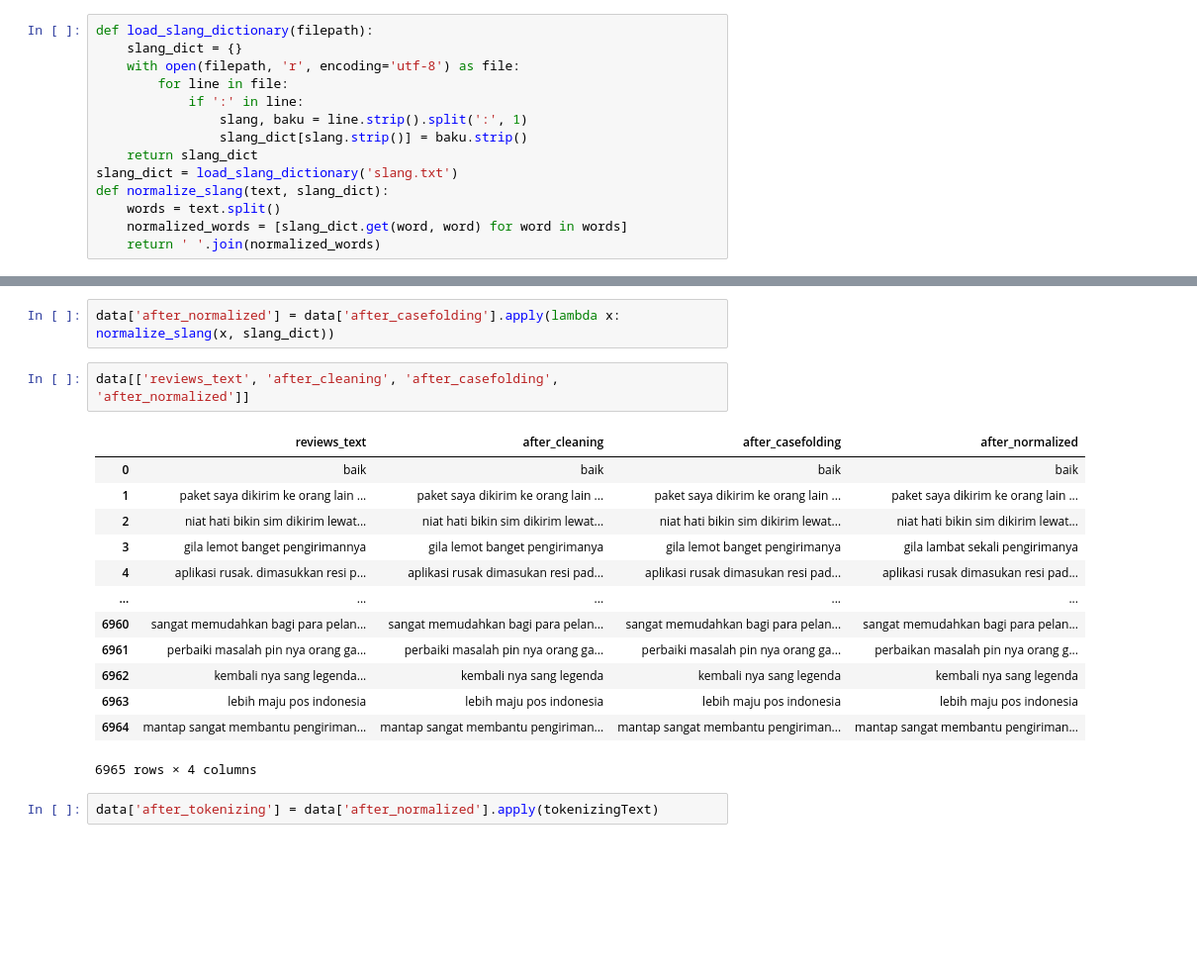
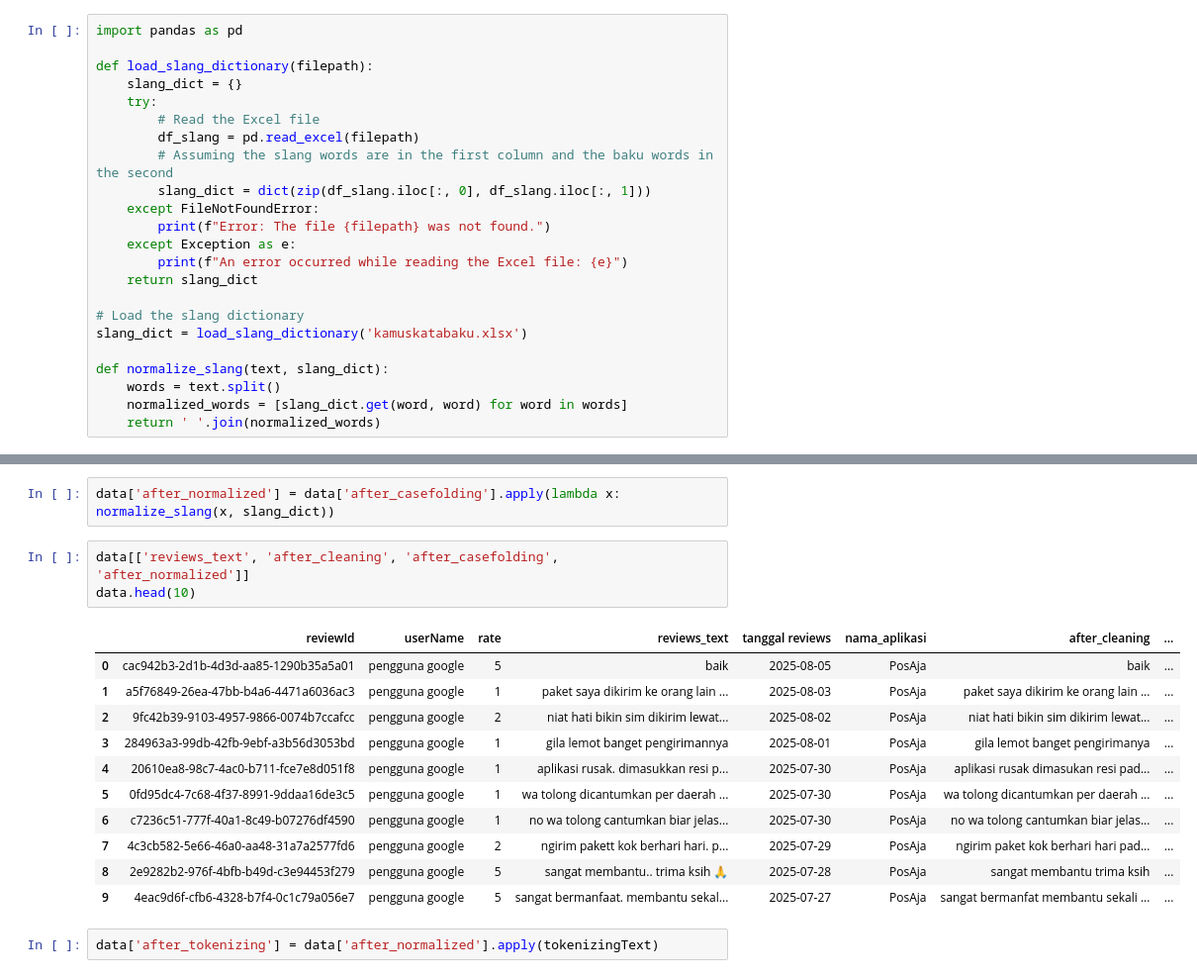
Before and after one commit to AhmadMugiar/WEB_SCRAPPING_KP, a Jupyter notebook: Analisis_Sentimen_Aplikasi_PosAgen.ipynb, the cells around one changed output, grey strips where cells are left out. Shown at 99% size. Drawn from its saved outputs; the diff is of its cells as text; blank space fills up the shorter version.

```diff
--- a/Analisis_Sentimen_Aplikasi_PosAgen.ipynb
+++ b/Analisis_Sentimen_Aplikasi_PosAgen.ipynb
@@ -121,20 +119,29 @@ def cleaningText(text):
 # %%
 def casefoldingText(text):
     return text.lower()
-# %%
-def load_slang_dictionary(filepath):
-    slang_dict = {}
-    with open(filepath, 'r', encoding='utf-8') as file:
-        for line in file:
-            if ':' in line:
-                slang, baku = line.strip().split(':', 1)
-                slang_dict[slang.strip()] = baku.strip()
-    return slang_dict
-slang_dict = load_slang_dictionary('slang.txt')
-def normalize_slang(text, slang_dict):
-    words = text.split()
-    normalized_words = [slang_dict.get(word, word) for word in words]
-    return ' '.join(normalized_words)
+# %%
+import pandas as pd
+
+def load_slang_dictionary(filepath):
+    slang_dict = {}
+    try:
+        # Read the Excel file
+        df_slang = pd.read_excel(filepath)
+        # Assuming the slang words are in the first column and the baku words in the second
+        slang_dict = dict(zip(df_slang.iloc[:, 0], df_slang.iloc[:, 1]))
+    except FileNotFoundError:
+        print(f"Error: The file {filepath} was not found.")
+    except Exception as e:
+        print(f"An error occurred while reading the Excel file: {e}")
+    return slang_dict
+
+# Load the slang dictionary
+slang_dict = load_slang_dictionary('kamuskatabaku.xlsx')
+
+def normalize_slang(text, slang_dict):
+    words = text.split()
+    normalized_words = [slang_dict.get(word, word) for word in words]
+    return ' '.join(normalized_words)
 # %%
 def tokenizingText(text):
     text = word_tokenize(text)
@@ -214,20 +229,19 @@ data[['reviews_text', 'after_cleaning', 'after_casefolding']].head(10)
 data['after_normalized'] = data['after_casefolding'].apply(lambda x: normalize_slang(x, slang_dict))
 # %%
 data[['reviews_text', 'after_cleaning', 'after_casefolding', 'after_normalized']]
+data.head(10)
 # %% [output]
-|  | reviews_text | after_cleaning | after_casefolding | after_normalized |
-| 0 | baik | baik | baik | baik |
-| 1 | paket saya dikirim ke orang lain ... | paket saya dikirim ke orang lain ... | paket saya dikirim ke orang lain ... | paket saya dikirim ke orang lain ... |
-| 2 | niat hati bikin sim dikirim lewat... | niat hati bikin sim dikirim lewat... | niat hati bikin sim dikirim lewat... | niat hati bikin sim dikirim lewat... |
-| 3 | gila lemot banget pengirimannya | gila lemot banget pengirimanya | gila lemot banget pengirimanya | gila lambat sekali pengirimanya |
-| 4 | aplikasi rusak. dimasukkan resi p... | aplikasi rusak dimasukan resi pad... | aplikasi rusak dimasukan resi pad... | aplikasi rusak dimasukan resi pad... |
-| ... | ... | ... | ... | ... |
-| 6960 | sangat memudahkan bagi para pelan... | sangat memudahkan bagi para pelan... | sangat memudahkan bagi para pelan... | sangat memudahkan bagi para pelan... |
-| 6961 | perbaiki masalah pin nya orang ga... | perbaiki masalah pin nya orang ga... | perbaiki masalah pin nya orang ga... | perbaikan masalah pin nya orang g... |
-| 6962 | kembali nya sang legenda... | kembali nya sang legenda | kembali nya sang legenda | kembali nya sang legenda |
-| 6963 | lebih maju pos indonesia | lebih maju pos indonesia | lebih maju pos indonesia | lebih maju pos indonesia |
-| 6964 | mantap sangat membantu pengiriman... | mantap sangat membantu pengiriman... | mantap sangat membantu pengiriman... | mantap sangat membantu pengiriman... |
+|  | reviewId | userName | rate | reviews_text | tanggal reviews | nama_aplikasi | after_cleaning | ... |
+| 0 | cac942b3-2d1b-4d3d-aa85-1290b35a5a01 | pengguna google | 5 | baik | 2025-08-05 | PosAja | baik | ... |
+| 1 | a5f76849-26ea-47bb-b4a6-4471a6036ac3 | pengguna google | 1 | paket saya dikirim ke orang lain ... | 2025-08-03 | PosAja | paket saya dikirim ke orang lain ... | ... |
+| 2 | 9fc42b39-9103-4957-9866-0074b7ccafcc | pengguna google | 2 | niat hati bikin sim dikirim lewat... | 2025-08-02 | PosAja | niat hati bikin sim dikirim lewat... | ... |
+| 3 | 284963a3-99db-42fb-9ebf-a3b56d3053bd | pengguna google | 1 | gila lemot banget pengirimannya | 2025-08-01 | PosAja | gila lemot banget pengirimanya | ... |
+| 4 | 20610ea8-98c7-4ac0-b711-fce7e8d051f8 | pengguna google | 1 | aplikasi rusak. dimasukkan resi p... | 2025-07-30 | PosAja | aplikasi rusak dimasukan resi pad... | ... |
+| 5 | 0fd95dc4-7c68-4f37-8991-9ddaa16de3c5 | pengguna google | 1 | wa tolong dicantumkan per daerah ... | 2025-07-30 | PosAja | wa tolong dicantumkan per daerah ... | ... |
+| 6 | c7236c51-777f-40a1-8c49-b07276df4590 | pengguna google | 1 | no wa tolong cantumkan biar jelas... | 2025-07-30 | PosAja | no wa tolong cantumkan biar jelas... | ... |
+| 7 | 4c3cb582-5e66-46a0-aa48-31a7a2577fd6 | pengguna google | 2 | ngirim pakett kok berhari hari. p... | 2025-07-29 | PosAja | ngirim paket kok berhari hari pad... | ... |
+| 8 | 2e9282b2-976f-4bfb-b49d-c3e94453f279 | pengguna google | 5 | sangat membantu.. trima ksih 🙏 | 2025-07-28 | PosAja | sangat membantu trima ksih | ... |
+| 9 | 4eac9d6f-cfb6-4328-b7f4-0c1c79a056e7 | pengguna google | 5 | sangat bermanfaat. membantu sekal... | 2025-07-27 | PosAja | sangat bermanfat membantu sekali ... | ... |
-6965 rows × 4 columns
 # %%
 data['after_tokenizing'] = data['after_normalized'].apply(tokenizingText)
 # %%
```
Also changed, not shown: parts of 23 cells of this notebook.
